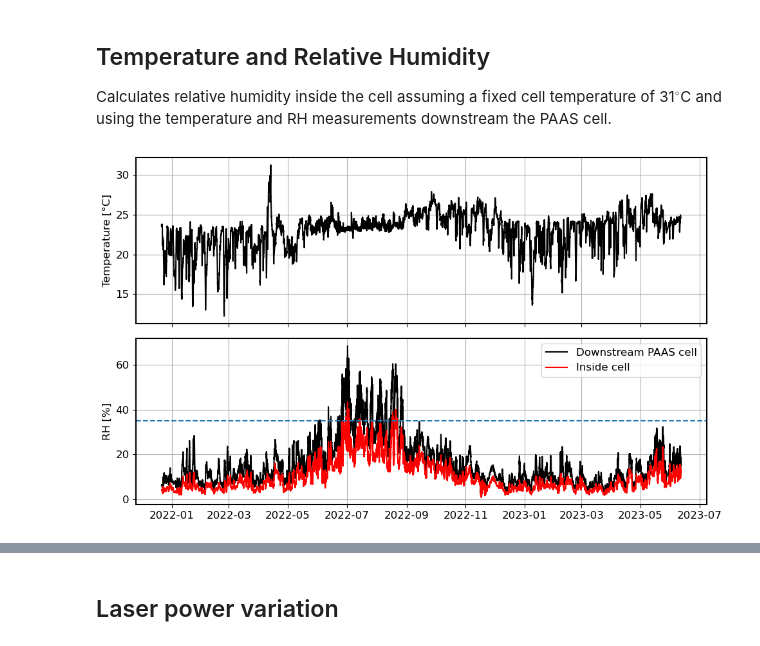
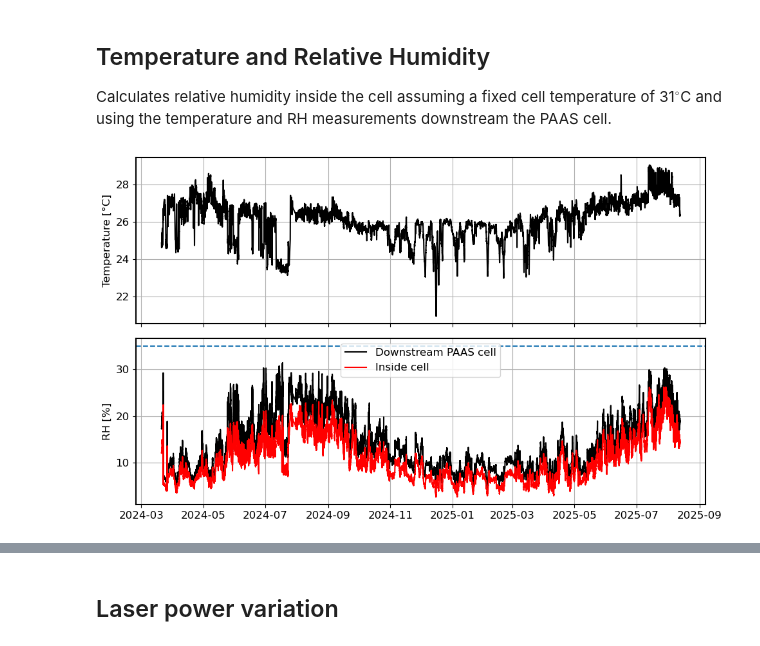
Before and after one commit to BUW-Atmos-Phys/PAAS, a Jupyter notebook: PAAS background analysis/PAAS_background_analysis.ipynb, the cells around one changed output, grey strips where cells are left out. Saved outputs shown, nothing was run; the diff lists cells and outputs as text; code cells hidden in the pictures.

```diff
--- a/PAAS background analysis/PAAS_background_analysis.ipynb
+++ b/PAAS background analysis/PAAS_background_analysis.ipynb
@@ -25,6 +25,7 @@ All calculations are performed in physical absorption units (Mm⁻¹).
 # 1 - Imports & Settings
 import numpy as np
 import pandas as pd
+import os
 import matplotlib.pyplot as plt
 from pathlib import Path
 from scipy.stats import norm
@@ -37,9 +38,11 @@ plt.rcParams.update({
 
 # Instrument and campaign settings
 instrument_SN = "PAAS-4L-02-005"
-campaign = "Pallas"
+campaign = "Hyytiala"
 wavelengths = [405, 473, 515, 660]
 #wavelengths = [405, 515, 660, 785]
+
+C_cell = 7.2000e+04; # possibility to change cell constant, assign '' if not used
 
 time_av = 6  # hours
 
@@ -51,6 +54,7 @@ datafolder = Path(f"/Users/emma/Documents/Field campaigns/{campaign}/Data/PAAS/r
 savefolder = Path(f"/Users/emma/Documents/Field campaigns/{campaign}/Data/PAAS/plots/")
 
 analysis_period = pd.to_datetime(["2021-12-22 00:00:00", "2023-06-11 23:59:59"]) # Pallas
+analysis_period = pd.to_datetime(["2024-03-21 00:00:00", "2025-08-14 23:59:59"]) # Hyytiälä
 #analysis_period = pd.to_datetime(["2025-08-15 00:00:00", "2025-11-16 23:59:59"]) # Hyytiälä, new laser, old window
 #analysis_period = pd.to_datetime(["2025-11-17 00:00:00", "2026-02-16 23:59:59"]) # Hyytiälä, new laser, new window
 # %% [markdown]
@@ -135,6 +139,7 @@ paas = pd.concat(paas_list, ignore_index=True)
 # Time handling
 paas["TimeStamp"] = pd.to_datetime(paas["TimeStamp"])
 paas = paas.sort_values("TimeStamp")
+paas = paas.set_index("TimeStamp")
 
 c_unique = paas["Calbration_CellConstant"].dropna().unique()
 Gcal_unique = paas["Calibration_Gain"].dropna().unique()
@@ -175,5 +180,9 @@ else:
         paas["Calbration_CellConstant"] /
         paas["f_G"]
     )
+
+if C_cell:
+    c_cell_corr = C_cell
+    print(f"Override cell constant with a new value of {c_cell_corr}")
 # %% [output]
 Calibration parameters are constant.
@@ -298,26 +304,31 @@ Calculates relative humidity inside the cell assuming a fixed cell temperature o
 # %%
 T_cell_fixed = 31.0
 
-T = paas["Temperature"]
-RH = paas["Humidity"]
+# Subset data
+paas_sel = paas.loc[analysis_period[0]:analysis_period[1]]
+
+# Extract variables
+T = paas_sel["Temperature"]
+RH = paas_sel["Humidity"]
 
 pvp = RH/100 * svp(T + 273.15)
 rh_cell_fixed = pvp / svp(T_cell_fixed + 273.15) * 100
 
 fig, axs = plt.subplots(2,1, figsize=(10,6), sharex=True)
 
-axs[0].plot(paas["TimeStamp"], T, color='k', label="Downstream PAAS cell")
+axs[0].plot(T.index, T, color='k', label="Downstream PAAS cell")
 axs[0].set_ylabel("Temperature [°C]")
 axs[0].grid(True)
 
-axs[1].plot(paas["TimeStamp"], RH, color='k', label="Downstream PAAS cell")
-axs[1].plot(paas["TimeStamp"], rh_cell_fixed, color='r', label="Inside cell")
+axs[1].plot(RH.index, RH, color='k', label="Downstream PAAS cell")
+axs[1].plot(rh_cell_fixed.index, rh_cell_fixed, color='r', label="Inside cell")
 axs[1].axhline(35, linestyle="--")
 axs[1].set_ylabel("RH [%]")
 axs[1].legend()
 axs[1].grid(True)
 
 plt.tight_layout()
-plt.show()
+filepath = os.path.join(savefolder, "Cell_T_RH.png")
+plt.savefig(filepath, dpi=500, bbox_inches='tight')
 # %% [output]
-[figure, old version]
+[figure, new version]
```
Also changed, not shown: parts of 9 cells of this notebook, 24 other files.
